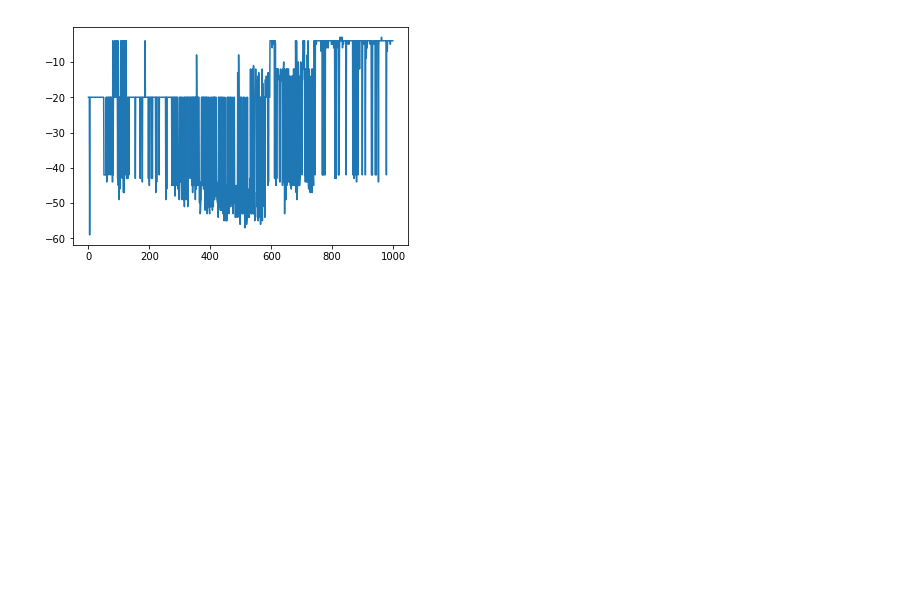
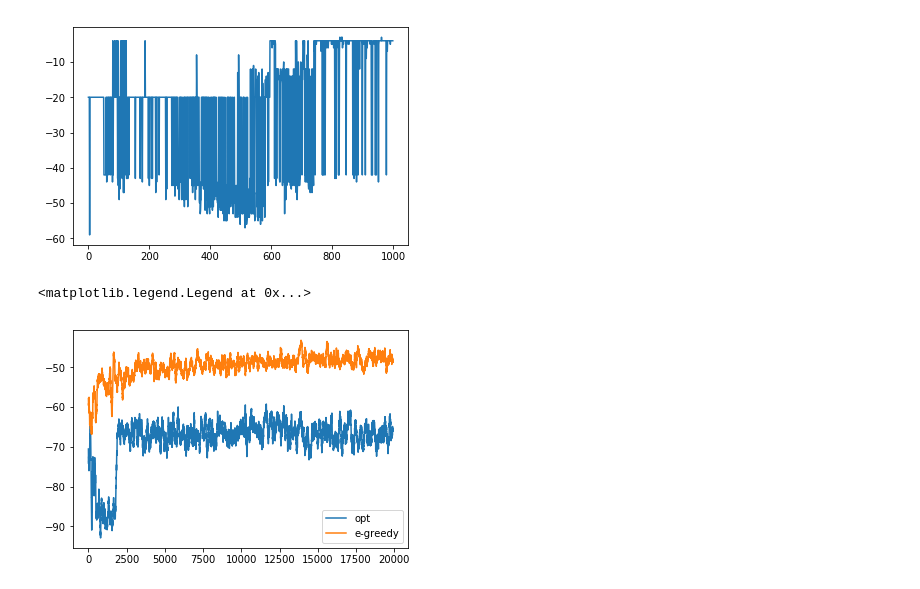
Before and after one commit to Rkeramati/crl, a Jupyter notebook: safe/cvar-algorithms/cvar/gridworld/Untitled.ipynb, the cells around one changed output. Saved outputs shown, nothing was run; the diff lists cells and outputs as text; code cells hidden in the pictures; blank space fills up the shorter version.

```diff
--- a/safe/cvar-algorithms/cvar/gridworld/Untitled.ipynb
+++ b/safe/cvar-algorithms/cvar/gridworld/Untitled.ipynb
@@ -50,3 +50,15 @@ plt.plot(np.load('returns_small.npy'))
 # %% [output]
 [<matplotlib.lines.Line2D at 0x...>]
 [figure]
+# %%
+ret_opt = np.load('q_learning_opt.npy')
+cvar_opt = np.load('CVaRs_opt.npy')
+ret = np.load('q_learning.npy')
+cvar = np.load('CVaRs.npy')
+# %%
+plt.plot(moving_average(ret_opt, 100), label='opt')
+plt.plot(moving_average(ret, 100), label='e-greedy')
+plt.legend()
+# %% [output]
+<matplotlib.legend.Legend at 0x...>
+[figure, added]
```
Also changed, not shown: parts of 2 cells of this notebook, 10 other files.
